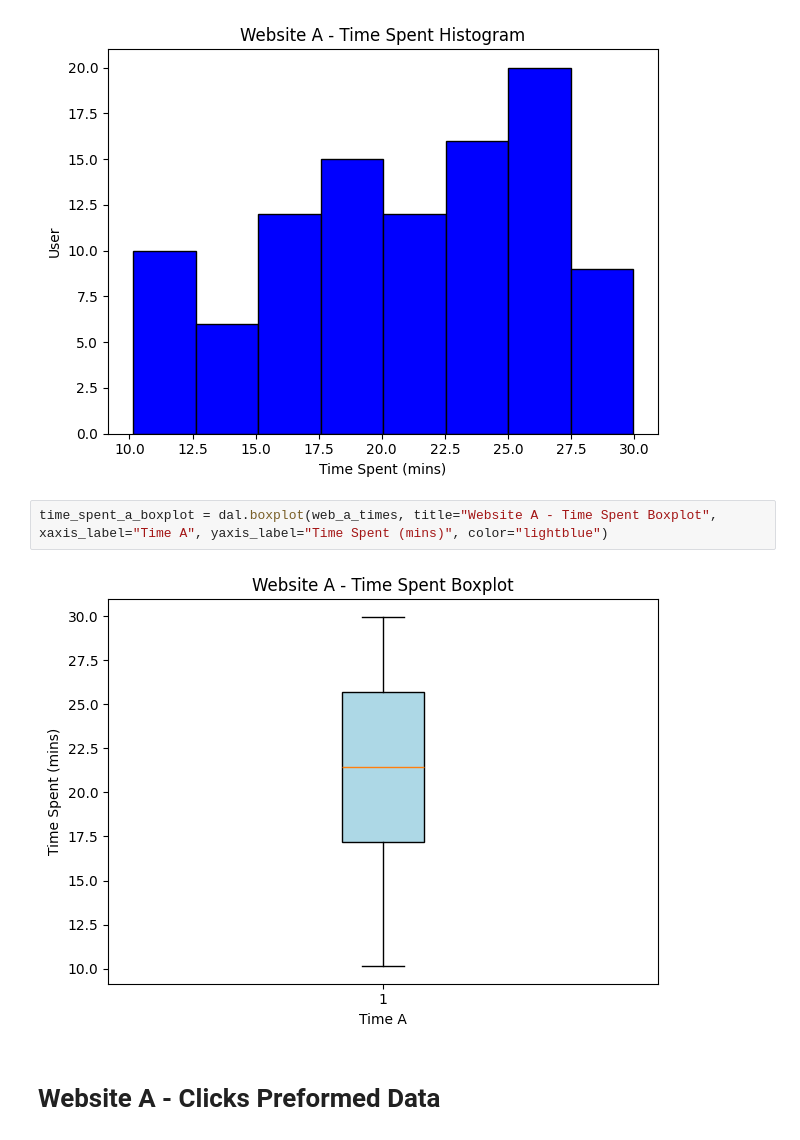
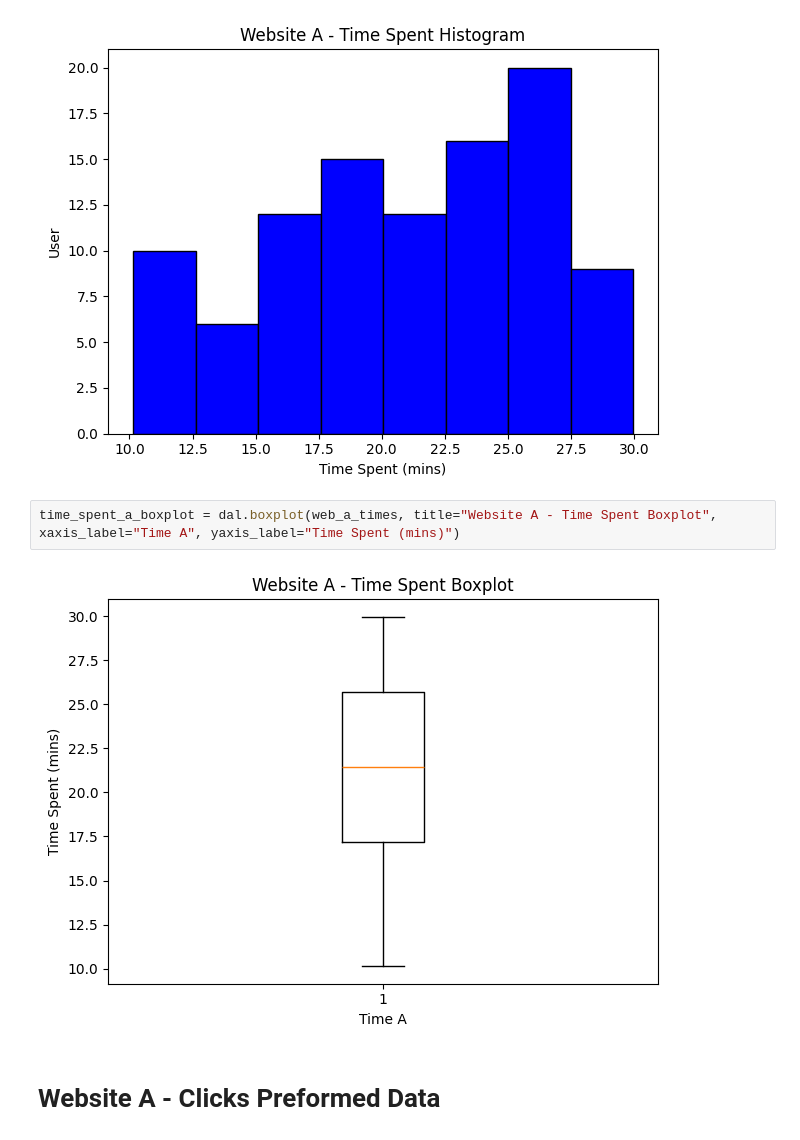
Before and after one commit to Quilhar/DataAnalytics, a Jupyter notebook: Stats/project_1.ipynb, the cells around one changed output. Cells and saved outputs as stored; diff of their text form.

```diff
--- a/Stats/project_1.ipynb
+++ b/Stats/project_1.ipynb
@@ -46,9 +46,9 @@ time_spent_a_histogram = dal.histogram(web_a_times, title="Website A - Time Spen
 # %% [output]
 [figure]
 # %%
-time_spent_a_boxplot = dal.boxplot(web_a_times, title="Website A - Time Spent Boxplot", xaxis_label="Time A", yaxis_label="Time Spent (mins)", color="lightblue")
+time_spent_a_boxplot = dal.boxplot(web_a_times, title="Website A - Time Spent Boxplot", xaxis_label="Time A", yaxis_label="Time Spent (mins)")
 # %% [output]
-[figure, old version]
+[figure, new version]
 # %% [markdown]
 # Website A - Clicks Preformed Data
 # %%
```
Also changed, not shown: parts of 5 cells of this notebook, 1 other file.
